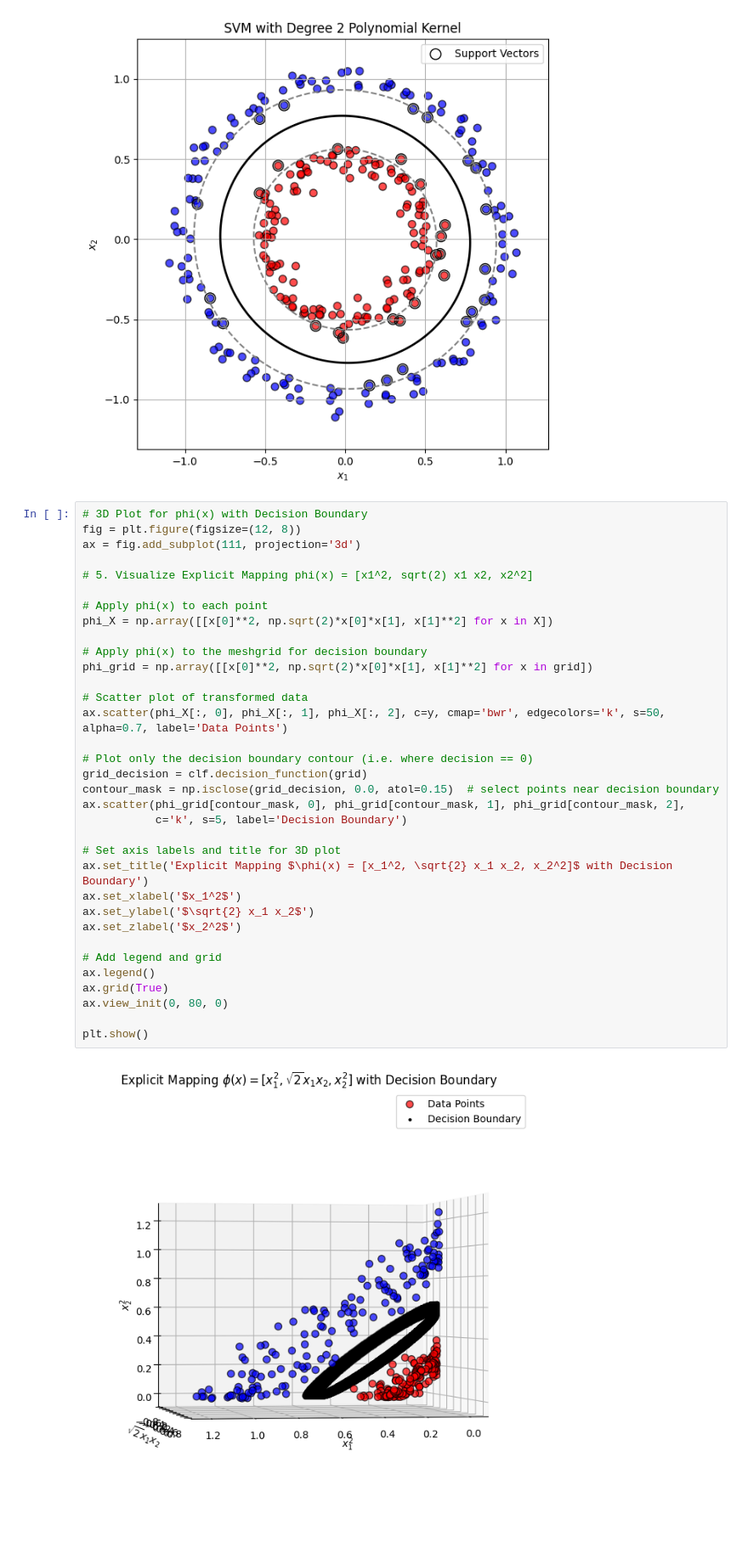
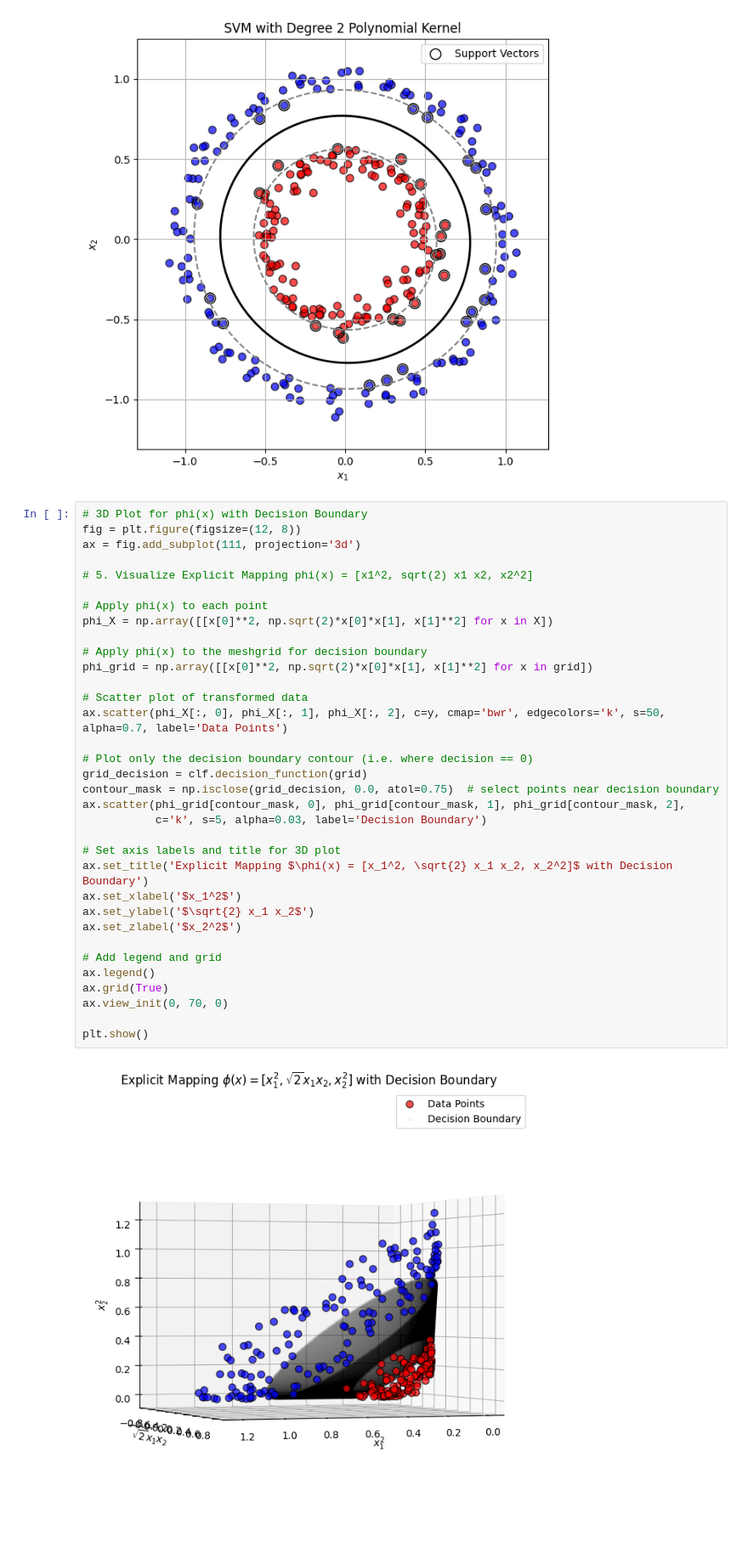
Before and after one commit to jakubweglowski/Machine-Learning-Summer-2024-25, a Jupyter notebook: Homework05_kernel-methods.ipynb, the cells around one changed output. Shown at 85% size. Cells and saved outputs as stored; diff of their text form.

```diff
--- a/Homework05_kernel-methods.ipynb
+++ b/Homework05_kernel-methods.ipynb
@@ -61,35 +61,35 @@ plt.show()
 fig = plt.figure(figsize=(12, 8))
 ax = fig.add_subplot(111, projection='3d')
 
 # 5. Visualize Explicit Mapping phi(x) = [x1^2, sqrt(2) x1 x2, x2^2]
 
 # Apply phi(x) to each point
 phi_X = np.array([[x[0]**2, np.sqrt(2)*x[0]*x[1], x[1]**2] for x in X])
 
 # Apply phi(x) to the meshgrid for decision boundary
 phi_grid = np.array([[x[0]**2, np.sqrt(2)*x[0]*x[1], x[1]**2] for x in grid])
 
 # Scatter plot of transformed data
 ax.scatter(phi_X[:, 0], phi_X[:, 1], phi_X[:, 2], c=y, cmap='bwr', edgecolors='k', s=50, alpha=0.7, label='Data Points')
 
 # Plot only the decision boundary contour (i.e. where decision == 0)
 grid_decision = clf.decision_function(grid)
-contour_mask = np.isclose(grid_decision, 0.0, atol=0.15)  # select points near decision boundary
+contour_mask = np.isclose(grid_decision, 0.0, atol=0.75)  # select points near decision boundary
 ax.scatter(phi_grid[contour_mask, 0], phi_grid[contour_mask, 1], phi_grid[contour_mask, 2],
-           c='k', s=5, label='Decision Boundary')
+           c='k', s=5, alpha=0.03, label='Decision Boundary')
 
 # Set axis labels and title for 3D plot
 ax.set_title('Explicit Mapping $\phi(x) = [x_1^2, \sqrt{2} x_1 x_2, x_2^2]$ with Decision Boundary')
 ax.set_xlabel('$x_1^2$')
 ax.set_ylabel('$\sqrt{2} x_1 x_2$')
 ax.set_zlabel('$x_2^2$')
 
 # Add legend and grid
 ax.legend()
 ax.grid(True)
-ax.view_init(0, 80, 0)
+ax.view_init(0, 70, 0)
 
 plt.show()
 # %% [output]
-[figure, old version]
+[figure, new version]
 # %% [markdown]
```
Also changed, not shown: parts of 4 cells of this notebook.
